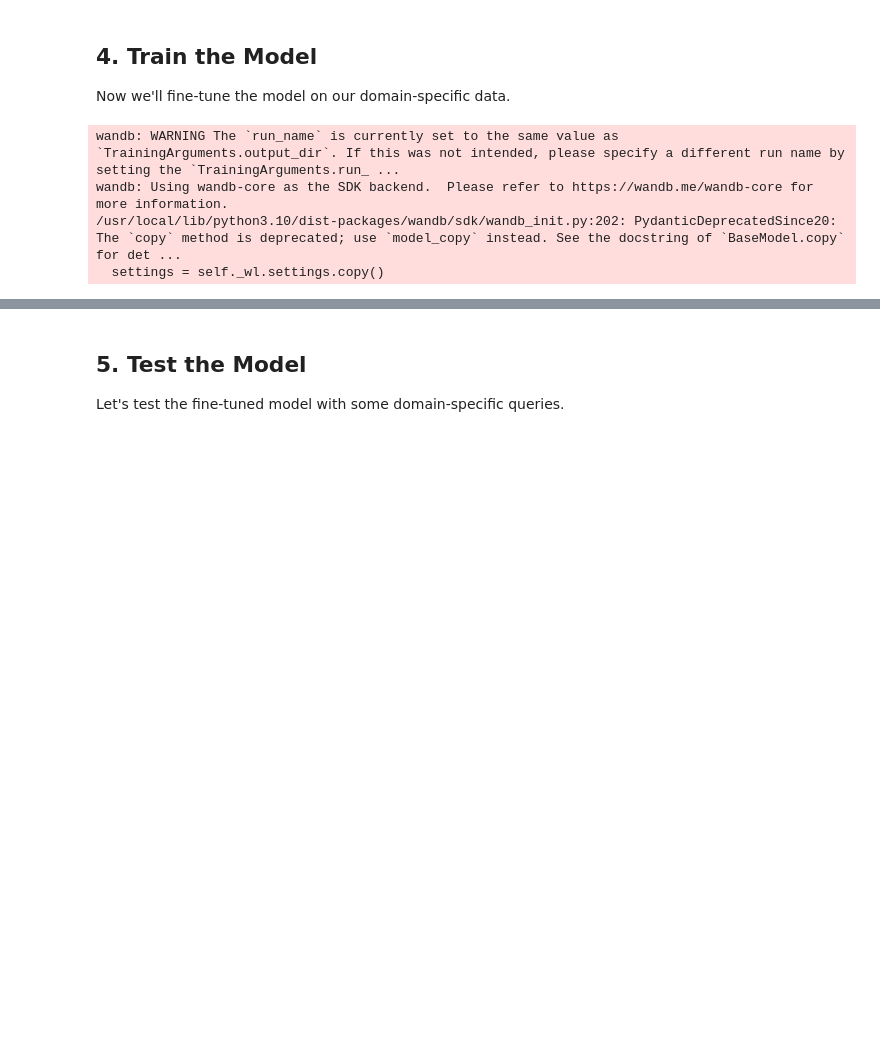
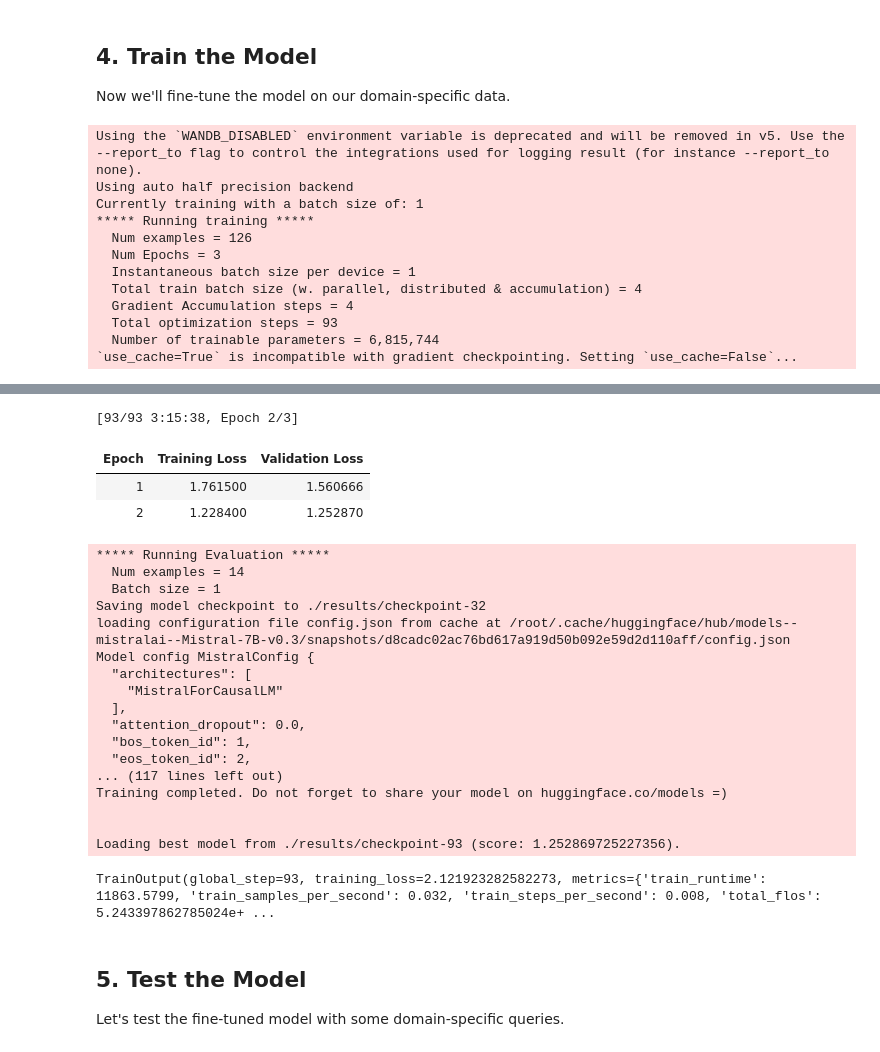
Before and after one commit to arminwitte/mistral-peft, a Jupyter notebook: notebook_kaggle.ipynb, the cells around one changed output, grey strips where cells are left out. Drawn from its saved outputs; the diff is of its cells as text; code cells hidden in the pictures; blank space fills up the shorter version.

```diff
--- a/notebook_kaggle.ipynb
+++ b/notebook_kaggle.ipynb
@@ -115,12 +121,12 @@ import torch
 from peft import LoraConfig, get_peft_model, prepare_model_for_kbit_training
 # %%
 quantization_config = BitsAndBytesConfig(
-        load_in_8bit=True,  # Use load_in_8bit=True for 8-bit quantization
+        load_in_4bit=True,  # Use load_in_8bit=True for 8-bit quantization
     )
 
 model = AutoModelForCausalLM.from_pretrained(
         model_name, torch_dtype=torch.float16, device_map="auto",
-    # quantization_config=quantization_config,
+    quantization_config=quantization_config,
     )
 # %%
 from datasets import Dataset
@@ -167,7 +175,8 @@ training_args = TrainingArguments(
     evaluation_strategy="epoch",
     save_strategy="epoch",
     load_best_model_at_end=True,
-    optim="paged_adamw_8bit"
+    optim="paged_adamw_8bit",
+    log_level="debug"
 )
 
 # Initialize trainer
@@ -179,9 +188,18 @@ trainer = Trainer(
 )
 
 # Start training
+
 trainer.train()
 # %% [output]
-wandb: WARNING The `run_name` is currently set to the same value as `TrainingArguments.output_dir`. If this was not intended, please specify a different run name by setting the `TrainingArguments.run_ ...
-wandb: Using wandb-core as the SDK backend.  Please refer to https://wandb.me/wandb-core for more information.
-/usr/local/lib/python3.10/dist-packages/wandb/sdk/wandb_init.py:202: PydanticDeprecatedSince20: The `copy` method is deprecated; use `model_copy` instead. See the docstring of `BaseModel.copy` for det ...
-  settings = self._wl.settings.copy()
+Using the `WANDB_DISABLED` environment variable is deprecated and will be removed in v5. Use the --report_to flag to control the integrations used for logging result (for instance --report_to none).
+Using auto half precision backend
+Currently training with a batch size of: 1
+***** Running training *****
+  Num examples = 126
+  Num Epochs = 3
+  Instantaneous batch size per device = 1
+  Total train batch size (w. parallel, distributed & accumulation) = 4
+  Gradient Accumulation steps = 4
+  Total optimization steps = 93
+  Number of trainable parameters = 6,815,744
+`use_cache=True` is incompatible with gradient checkpointing. Setting `use_cache=False`...
@@ -189,3 +206,25 @@ wandb: Using wandb-core as the SDK backend.  Please refer to https://wandb.me/wa
+[93/93 3:15:38, Epoch 2/3]
+| Epoch | Training Loss | Validation Loss |
+| 1 | 1.761500 | 1.560666 |
+| 2 | 1.228400 | 1.252870 |
+***** Running Evaluation *****
+  Num examples = 14
+  Batch size = 1
+Saving model checkpoint to ./results/checkpoint-32
+loading configuration file config.json from cache at /root/.cache/huggingface/hub/models--mistralai--Mistral-7B-v0.3/snapshots/d8cadc02ac76bd617a919d50b092e59d2d110aff/config.json
+Model config MistralConfig {
+  "architectures": [
+    "MistralForCausalLM"
+  ],
+  "attention_dropout": 0.0,
+  "bos_token_id": 1,
+  "eos_token_id": 2,
+... (117 lines left out)
+Training completed. Do not forget to share your model on huggingface.co/models =)
+
+
+Loading best model from ./results/checkpoint-93 (score: 1.252869725227356).
+TrainOutput(global_step=93, training_loss=2.121923282582273, metrics={'train_runtime': 11863.5799, 'train_samples_per_second': 0.032, 'train_steps_per_second': 0.008, 'total_flos': 5.243397862785024e+ ...
 # %% [markdown]
 ## 5. Test the Model
 
```
Also changed, not shown: parts of 6 cells of this notebook.
